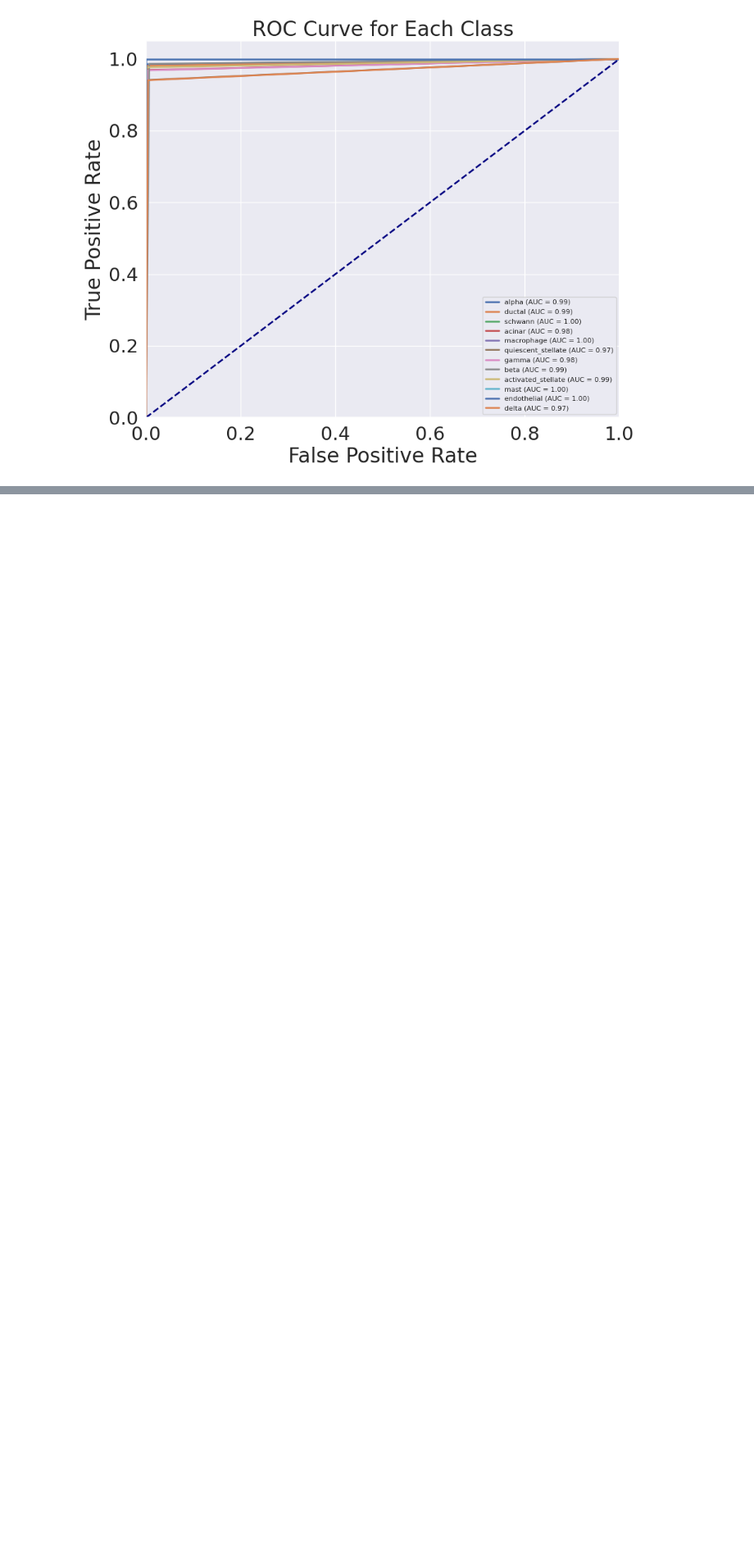
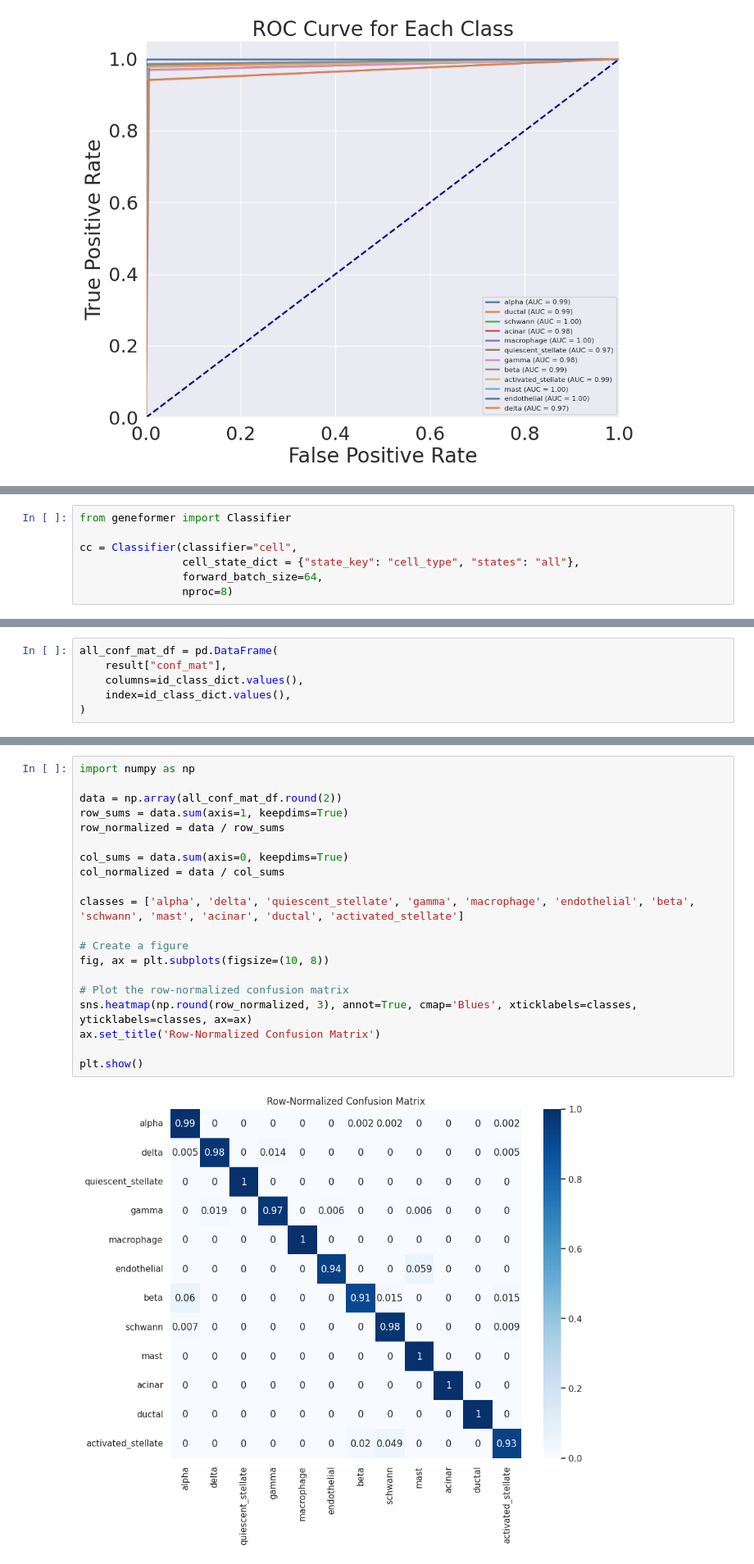
Before and after one commit to vaishjah3/Geneformer, a Jupyter notebook: cell_classification_pancreas.ipynb, the cells around one changed output, grey strips where cells are left out. Shown: that part at 82% size. Drawn from its saved outputs; the diff is of its cells as text; blank space fills up the shorter version.

```diff
--- a/cell_classification_pancreas.ipynb
+++ b/cell_classification_pancreas.ipynb
@@ -292,0 +314,7 @@ plt.show()
+# %%
+from geneformer import Classifier
+
+cc = Classifier(classifier="cell",
+                cell_state_dict = {"state_key": "cell_type", "states": "all"},
+                forward_batch_size=64,
+                nproc=8)
@@ -292,0 +370,6 @@ plt.show()
+# %%
+all_conf_mat_df = pd.DataFrame(
+    result["conf_mat"],
+    columns=id_class_dict.values(),
+    index=id_class_dict.values(),
+)
@@ -292,0 +400,22 @@ plt.show()
+# %%
+import numpy as np
+
+data = np.array(all_conf_mat_df.round(2))
+row_sums = data.sum(axis=1, keepdims=True)
+row_normalized = data / row_sums
+
+col_sums = data.sum(axis=0, keepdims=True)
+col_normalized = data / col_sums
+
+classes = ['alpha', 'delta', 'quiescent_stellate', 'gamma', 'macrophage', 'endothelial', 'beta', 'schwann', 'mast', 'acinar', 'ductal', 'activated_stellate']
+
+# Create a figure
+fig, ax = plt.subplots(figsize=(10, 8))
+
+# Plot the row-normalized confusion matrix
+sns.heatmap(np.round(row_normalized, 3), annot=True, cmap='Blues', xticklabels=classes, yticklabels=classes, ax=ax)
+ax.set_title('Row-Normalized Confusion Matrix')
+
+plt.show()
+# %% [output]
+[figure, added]
```
Also changed, not shown: parts of 7 cells of this notebook, 4 other files.
